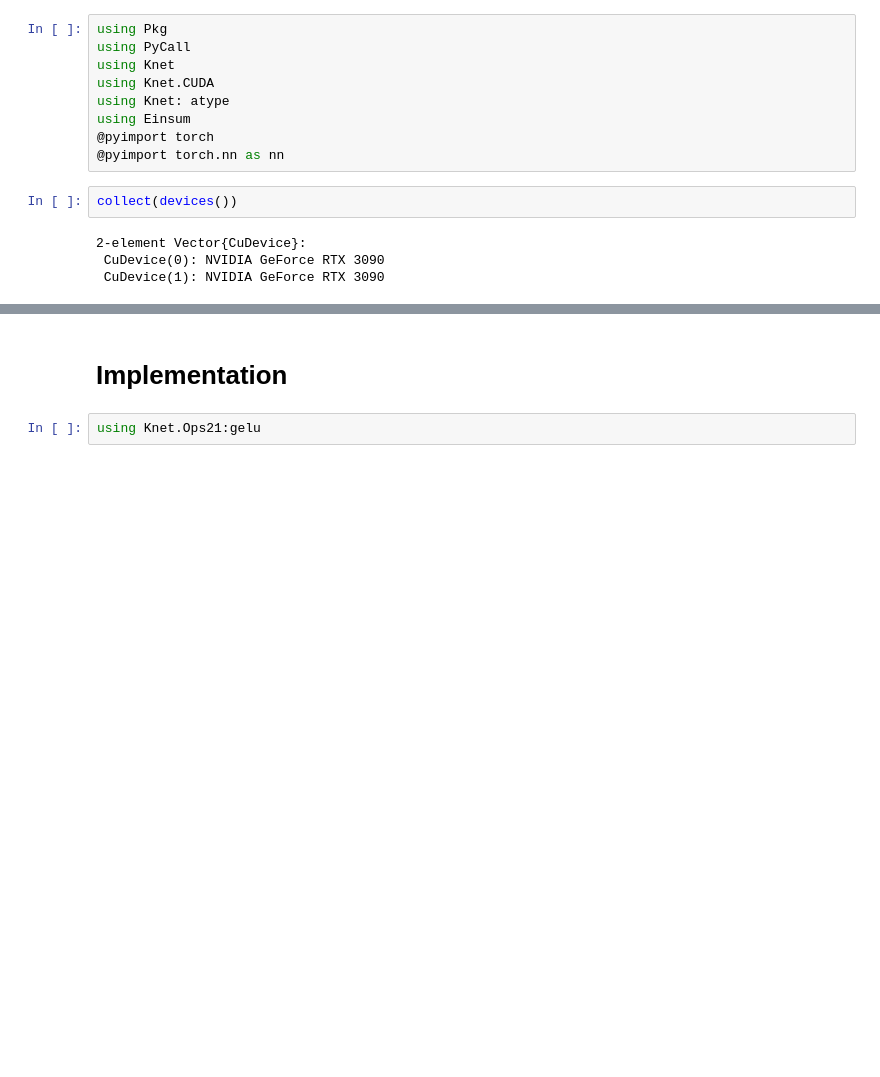
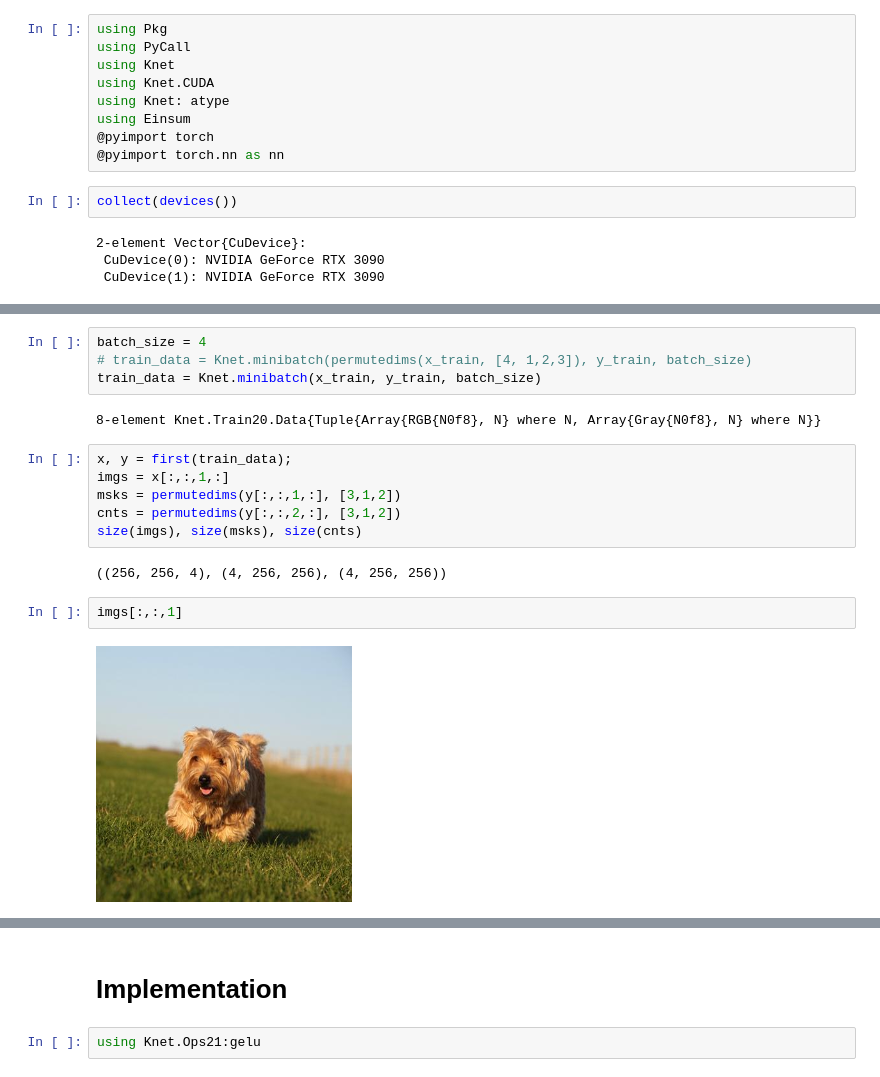
Before and after one commit to MertCokelek/VisualSaliencyTransformer, a Jupyter notebook: VisualSaliencyTransformer.ipynb, the cells around one changed output, grey strips where cells are left out. Cells and saved outputs as stored; diff of their text form; blank space fills up the shorter version.

```diff
--- a/VisualSaliencyTransformer.ipynb
+++ b/VisualSaliencyTransformer.ipynb
@@ -20,0 +112,18 @@ CuDevice(1): NVIDIA GeForce RTX 3090
+# %%
+batch_size = 4
+# train_data = Knet.minibatch(permutedims(x_train, [4, 1,2,3]), y_train, batch_size)
+train_data = Knet.minibatch(x_train, y_train, batch_size)
+# %% [output]
+8-element Knet.Train20.Data{Tuple{Array{RGB{N0f8}, N} where N, Array{Gray{N0f8}, N} where N}}
+# %%
+x, y = first(train_data);
+imgs = x[:,:,1,:]
+msks = permutedims(y[:,:,1,:], [3,1,2])
+cnts = permutedims(y[:,:,2,:], [3,1,2])
+size(imgs), size(msks), size(cnts)
+# %% [output]
+((256, 256, 4), (4, 256, 256), (4, 256, 256))
+# %%
+imgs[:,:,1]
+# %% [output]
+[figure, added]
```
Also changed, not shown: parts of 16 cells of this notebook, 1 other file.
